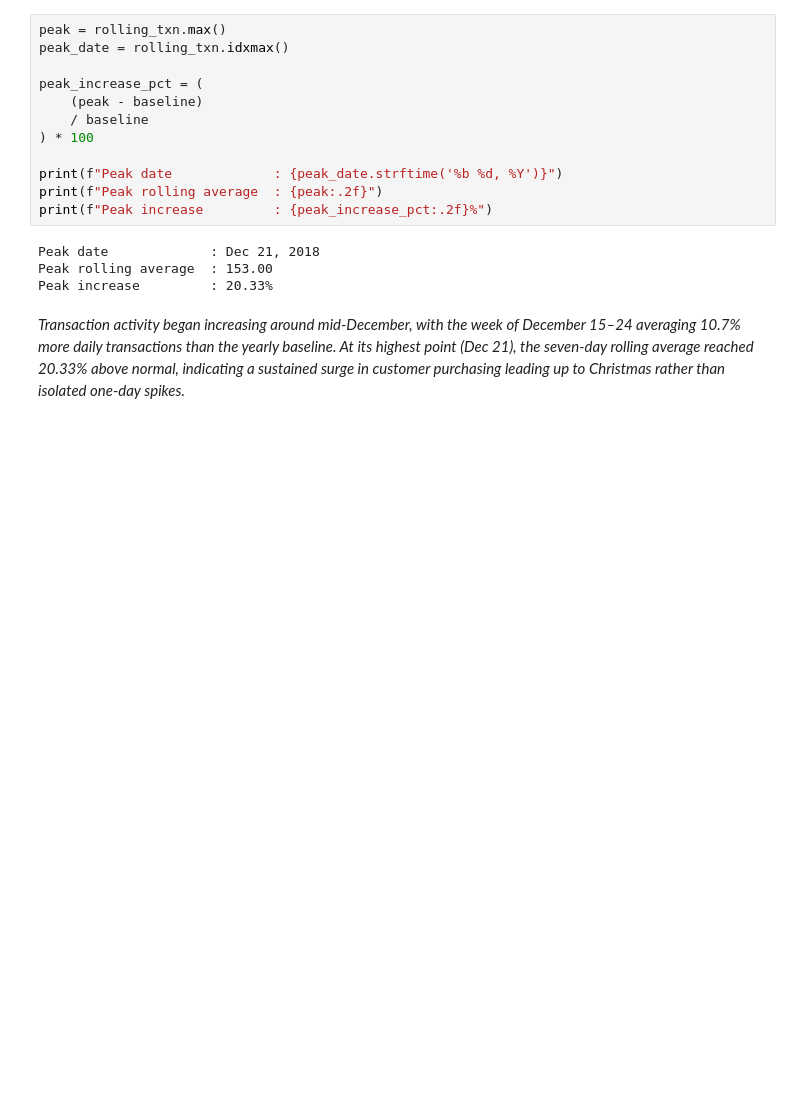
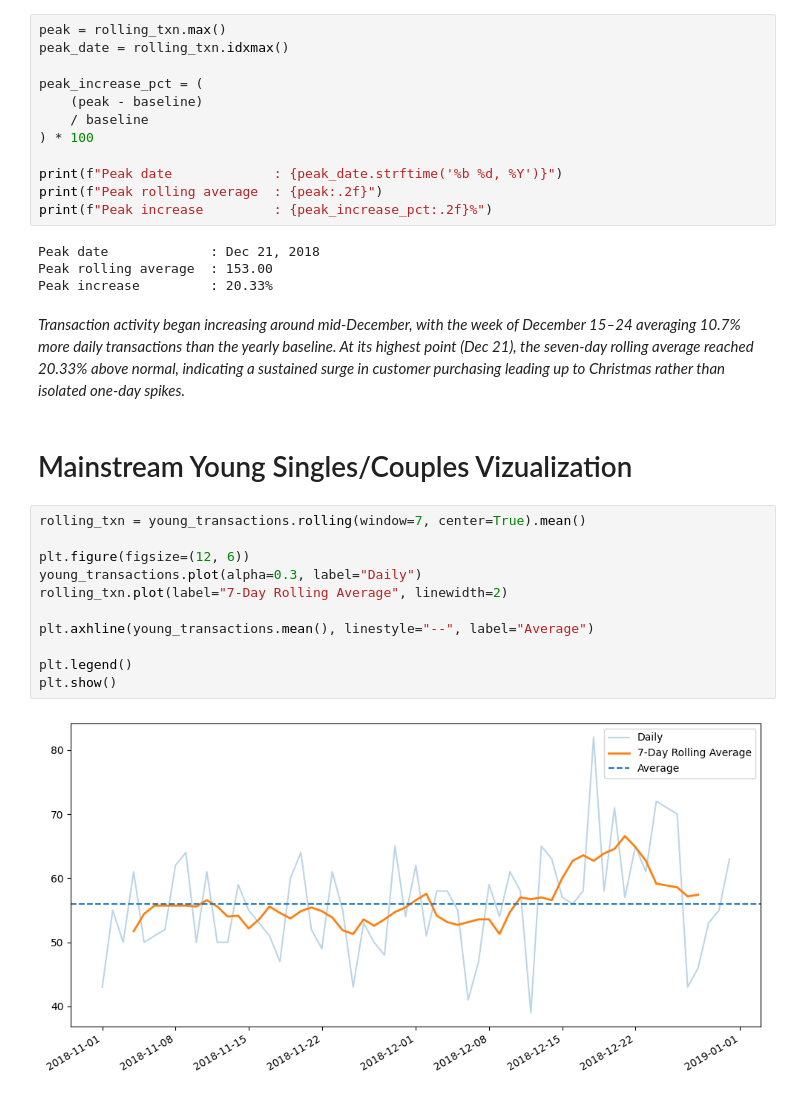
Before and after one commit to J0NA1RON/retail-customer-segmentation, a Jupyter notebook: notebooks/DATA PREPARATION.ipynb, the cells around one changed output. Cells and saved outputs as stored; diff of their text form; blank space fills up the shorter version.

```diff
--- a/notebooks/DATA PREPARATION.ipynb
+++ b/notebooks/DATA PREPARATION.ipynb
@@ -1489,3 +1624,18 @@ Peak rolling average  : 153.00
 Peak increase         : 20.33%
 # %% [markdown]
 *Transaction activity began increasing around mid-December, with the week of December 15–24 averaging 10.7% more daily transactions than the yearly baseline. At its highest point (Dec 21), the seven-day rolling average reached 20.33% above normal, indicating a sustained surge in customer purchasing leading up to Christmas rather than isolated one-day spikes.*
+# %% [markdown]
+# Mainstream Young Singles/Couples Vizualization
+# %%
+rolling_txn = young_transactions.rolling(window=7, center=True).mean()
+
+plt.figure(figsize=(12, 6))
+young_transactions.plot(alpha=0.3, label="Daily")
+rolling_txn.plot(label="7-Day Rolling Average", linewidth=2)
+
+plt.axhline(young_transactions.mean(), linestyle="--", label="Average")
+
+plt.legend()
+plt.show()
+# %% [output]
+[figure, added]
```
Also changed, not shown: parts of 14 cells of this notebook.
